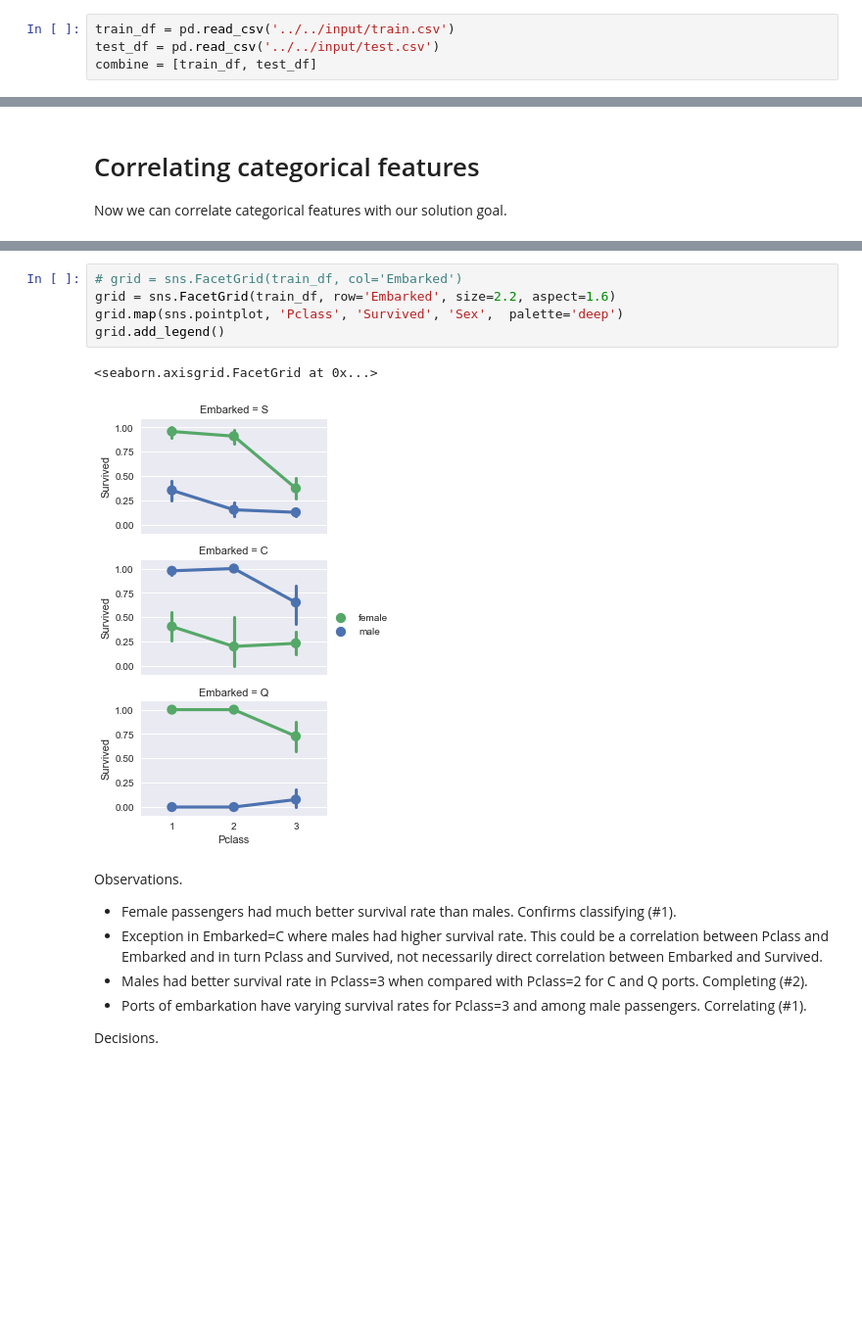
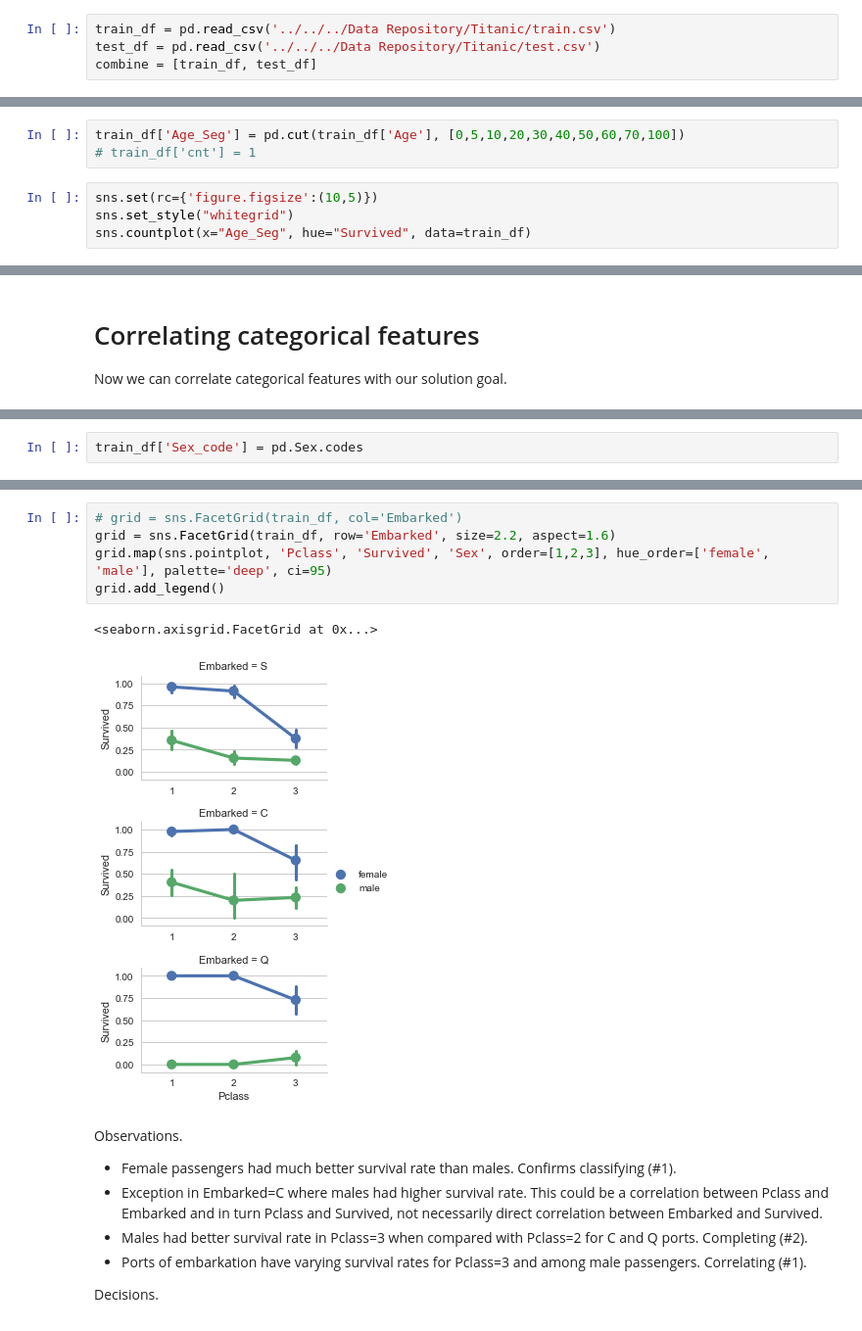
Before and after one commit to falconjs/Archaeopteryx, a Jupyter notebook: Case/Titanic/Titanic Data Science Solutions.ipynb, the cells around one changed output, grey strips where cells are left out. Shown at 98% size. Cells and saved outputs as stored; diff of their text form; blank space fills up the shorter version.

```diff
--- a/Case/Titanic/Titanic Data Science Solutions.ipynb
+++ b/Case/Titanic/Titanic Data Science Solutions.ipynb
@@ -22,6 +22,6 @@ from sklearn.linear_model import Perceptron
 from sklearn.linear_model import SGDClassifier
 from sklearn.tree import DecisionTreeClassifier
 # %%
-train_df = pd.read_csv('../../input/train.csv')
-test_df = pd.read_csv('../../input/test.csv')
+train_df = pd.read_csv('../../../Data Repository/Titanic/train.csv')
+test_df = pd.read_csv('../../../Data Repository/Titanic/test.csv')
 combine = [train_df, test_df]
@@ -244,0 +278,7 @@ Note that x-axis in historgram visualizations represents the count of samples or
+# %%
+train_df['Age_Seg'] = pd.cut(train_df['Age'], [0,5,10,20,30,40,50,60,70,100])
+# train_df['cnt'] = 1
+# %%
+sns.set(rc={'figure.figsize':(10,5)})
+sns.set_style("whitegrid")
+sns.countplot(x="Age_Seg", hue="Survived", data=train_df)
@@ -291,0 +364,2 @@ Now we can correlate categorical features with our solution goal.
+# %%
+train_df['Sex_code'] = pd.Sex.codes
@@ -292,11 +372,11 @@ Now we can correlate categorical features with our solution goal.
 # %%
 # grid = sns.FacetGrid(train_df, col='Embarked')
 grid = sns.FacetGrid(train_df, row='Embarked', size=2.2, aspect=1.6)
-grid.map(sns.pointplot, 'Pclass', 'Survived', 'Sex',  palette='deep')
+grid.map(sns.pointplot, 'Pclass', 'Survived', 'Sex', order=[1,2,3], hue_order=['female', 'male'], palette='deep', ci=95)
 grid.add_legend()
 # %% [output]
 <seaborn.axisgrid.FacetGrid at 0x...>
-[figure, old version]
+[figure, new version]
 # %% [markdown]
 Observations.
 
```
Also changed, not shown: parts of 80 cells of this notebook, 14 other files.
